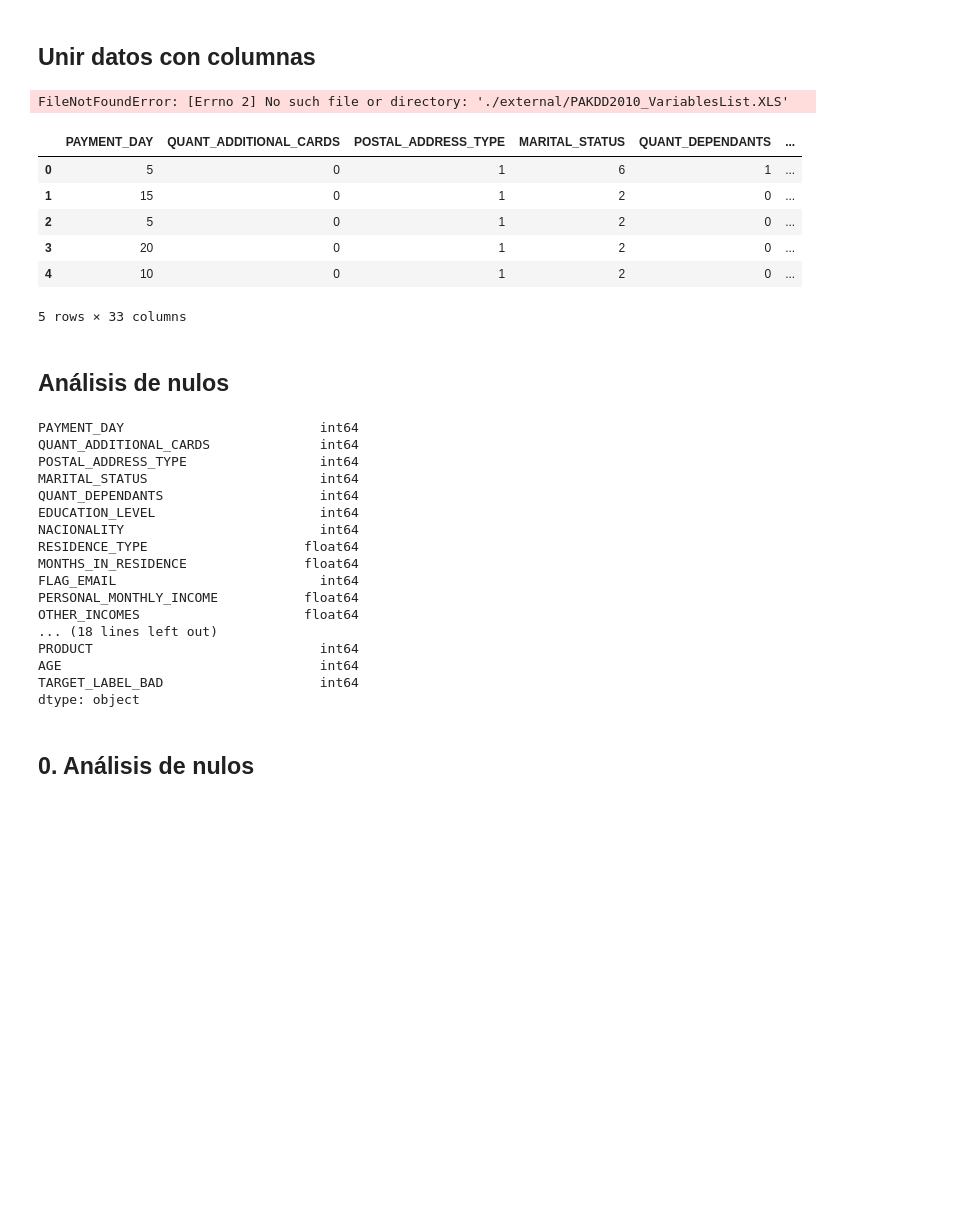
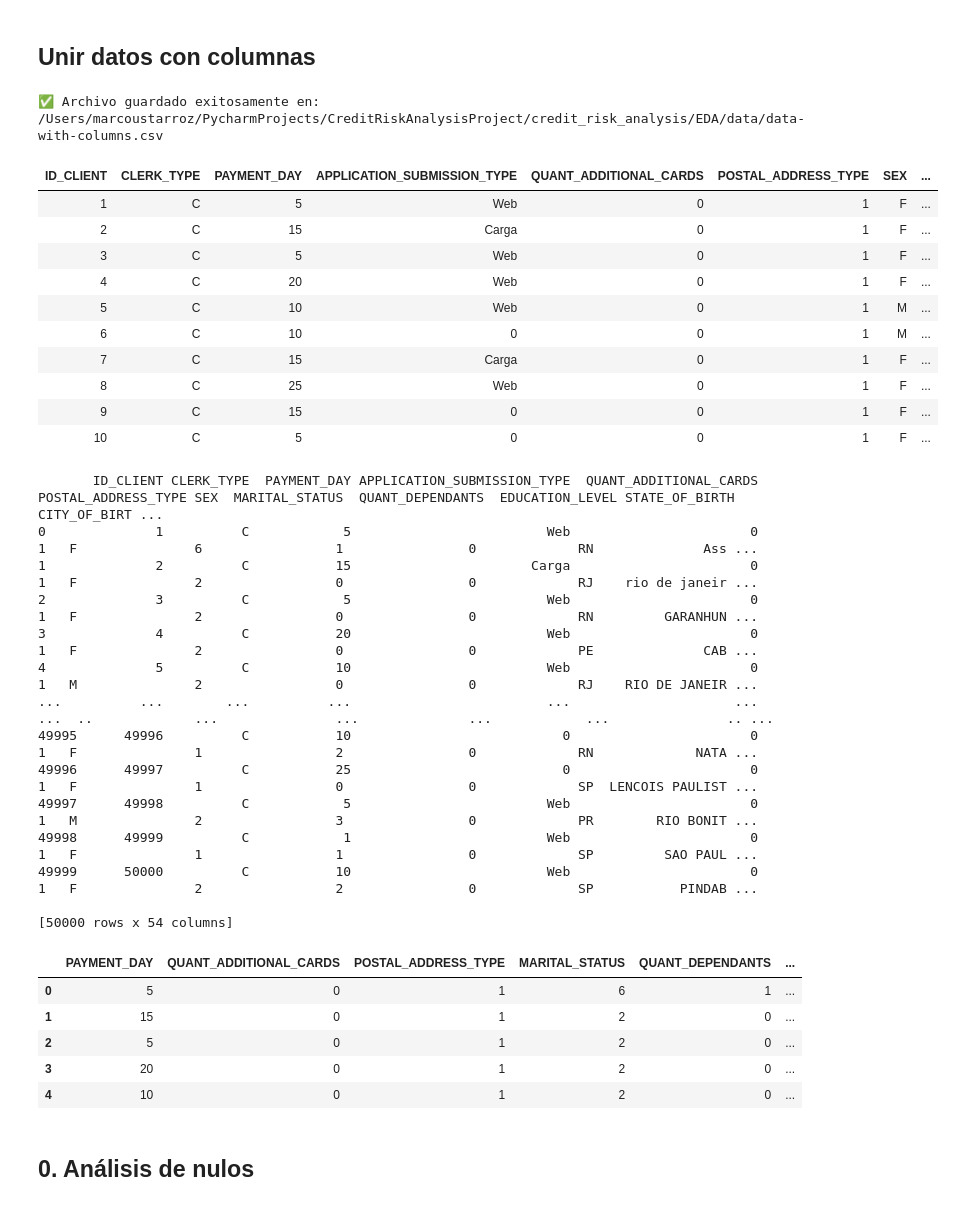
Before and after one commit to alkimer/CreditRiskAnalysisProject, a Jupyter notebook: credit_risk_analysis/EDA/EDA_Ustarroz_Numericos.ipynb, the cells around one changed output. Cells and saved outputs as stored; diff of their text form; code cells hidden in the pictures; blank space fills up the shorter version.

Commit message:
- analisis de nulos - analisis de tipos de datos - [wip] análisis de distribución

```diff
--- a/credit_risk_analysis/EDA/EDA_Ustarroz_Numericos.ipynb
+++ b/credit_risk_analysis/EDA/EDA_Ustarroz_Numericos.ipynb
@@ -7,32 +7,70 @@ Este cuaderno realiza un análisis exploratorio de los datos (EDA) enfocado en l
 # %%
 import pandas as pd
 from IPython.display import display, HTML
 import os
 
 pd.set_option('display.max_columns', None)
 pd.set_option('display.expand_frame_repr', False)
 pd.set_option('display.max_colwidth', None)
 
 # Leer archivo de nombres de columnas desde Excel
-variables_df = pd.read_excel("./external/PAKDD2010_VariablesList.XLS")
-column_names = variables_df['Var_Title'].head(53).tolist()
+variables_df = pd.read_excel("../../data/external/PAKDD2010_VariablesList.XLS")
+column_names = variables_df['Var_Title'].head(54).tolist()
 
 # Leer datos sin cabecera desde archivo de texto
-data_df = pd.read_csv("./external/PAKDD2010_Leaderboard_Data.txt", sep='\t', header=None)
+data_df = pd.read_csv("../../data/external/PAKDD2010_Modeling_Data.txt", sep='\t', header=None, encoding='latin1')
 
 # Asignar nombres de columnas
 data_df.columns = column_names
 
-save_path = os.path.abspath("external/data-with-columns.csv")
-data_df.to_csv(save_path, index=False)
-print(f"Archivo guardado en: {save_path}")
+import os
+
+# Definir el path de guardado
+save_path = os.path.abspath("data/data-with-columns.csv")
+
+# Asegurar que la carpeta destino exista
+try:
+    os.makedirs(os.path.dirname(save_path), exist_ok=True)
+
+    # Guardar el archivo CSV
+    data_df.to_csv(save_path, index=False)
+    print(f"✅ Archivo guardado exitosamente en: {save_path}")
+
+except Exception as e:
+    print("❌ Error al intentar guardar el archivo.")
+    print(f"Detalles del error: {e}")
 
 
 # Mostrar primeras 10 filas
 display(HTML(data_df.head(10).to_html(index=False)))
 print(data_df)
 # %% [output]
-FileNotFoundError: [Errno 2] No such file or directory: './external/PAKDD2010_VariablesList.XLS'
+✅ Archivo guardado exitosamente en: /Users/marcoustarroz/PycharmProjects/CreditRiskAnalysisProject/credit_risk_analysis/EDA/data/data-with-columns.csv
+| ID_CLIENT | CLERK_TYPE | PAYMENT_DAY | APPLICATION_SUBMISSION_TYPE | QUANT_ADDITIONAL_CARDS | POSTAL_ADDRESS_TYPE | SEX | ... |
+| 1 | C | 5 | Web | 0 | 1 | F | ... |
+| 2 | C | 15 | Carga | 0 | 1 | F | ... |
+| 3 | C | 5 | Web | 0 | 1 | F | ... |
+| 4 | C | 20 | Web | 0 | 1 | F | ... |
+| 5 | C | 10 | Web | 0 | 1 | M | ... |
+| 6 | C | 10 | 0 | 0 | 1 | M | ... |
+| 7 | C | 15 | Carga | 0 | 1 | F | ... |
+| 8 | C | 25 | Web | 0 | 1 | F | ... |
+| 9 | C | 15 | 0 | 0 | 1 | F | ... |
+| 10 | C | 5 | 0 | 0 | 1 | F | ... |
+       ID_CLIENT CLERK_TYPE  PAYMENT_DAY APPLICATION_SUBMISSION_TYPE  QUANT_ADDITIONAL_CARDS  POSTAL_ADDRESS_TYPE SEX  MARITAL_STATUS  QUANT_DEPENDANTS  EDUCATION_LEVEL STATE_OF_BIRTH     CITY_OF_BIRT ...
+0              1          C            5                         Web                       0                    1   F               6                 1                0             RN              Ass ...
+1              2          C           15                       Carga                       0                    1   F               2                 0                0             RJ    rio de janeir ...
+2              3          C            5                         Web                       0                    1   F               2                 0                0             RN         GARANHUN ...
+3              4          C           20                         Web                       0                    1   F               2                 0                0             PE              CAB ...
+4              5          C           10                         Web                       0                    1   M               2                 0                0             RJ    RIO DE JANEIR ...
+...          ...        ...          ...                         ...                     ...                  ...  ..             ...               ...              ...            ...               .. ...
+49995      49996          C           10                           0                       0                    1   F               1                 2                0             RN             NATA ...
+49996      49997          C           25                           0                       0                    1   F               1                 0                0             SP  LENCOIS PAULIST ...
+49997      49998          C            5                         Web                       0                    1   M               2                 3                0             PR        RIO BONIT ...
+49998      49999          C            1                         Web                       0                    1   F               1                 1                0             SP         SAO PAUL ...
+49999      50000          C           10                         Web                       0                    1   F               2                 2                0             SP           PINDAB ...
+
+[50000 rows x 54 columns]
 # %%
 # Importación de librerías
 import pandas as pd
@@ -43,7 +81,7 @@ from sklearn.preprocessing import StandardScaler
 import warnings
 warnings.filterwarnings('ignore')
 # %%
-df = pd.read_csv("./external/data-columns-2.csv", sep='\t')
+df = pd.read_csv("data/data-with-columns.csv")
 df.rename(columns={"TARGET_LABEL_BAD=1": "TARGET_LABEL_BAD"}, inplace=True)
 
 numeric_df = df.select_dtypes(include=["int64", "float64"]).drop(columns=["ID_CLIENT"])
@@ -55,29 +93,6 @@ numeric_df.head()
 | 2 | 5 | 0 | 1 | 2 | 0 | ... |
 | 3 | 20 | 0 | 1 | 2 | 0 | ... |
 | 4 | 10 | 0 | 1 | 2 | 0 | ... |
-5 rows × 33 columns
-# %% [markdown]
-## Análisis de nulos
-# %%
-print(numeric_df.dtypes)
-# %% [output]
-PAYMENT_DAY                         int64
-QUANT_ADDITIONAL_CARDS              int64
-POSTAL_ADDRESS_TYPE                 int64
-MARITAL_STATUS                      int64
-QUANT_DEPENDANTS                    int64
-EDUCATION_LEVEL                     int64
-NACIONALITY                         int64
-RESIDENCE_TYPE                    float64
-MONTHS_IN_RESIDENCE               float64
-FLAG_EMAIL                          int64
-PERSONAL_MONTHLY_INCOME           float64
-OTHER_INCOMES                     float64
-... (18 lines left out)
-PRODUCT                             int64
-AGE                                 int64
-TARGET_LABEL_BAD                    int64
-dtype: object
 # %% [markdown]
 ## 0. Análisis de nulos
 # %%
```
